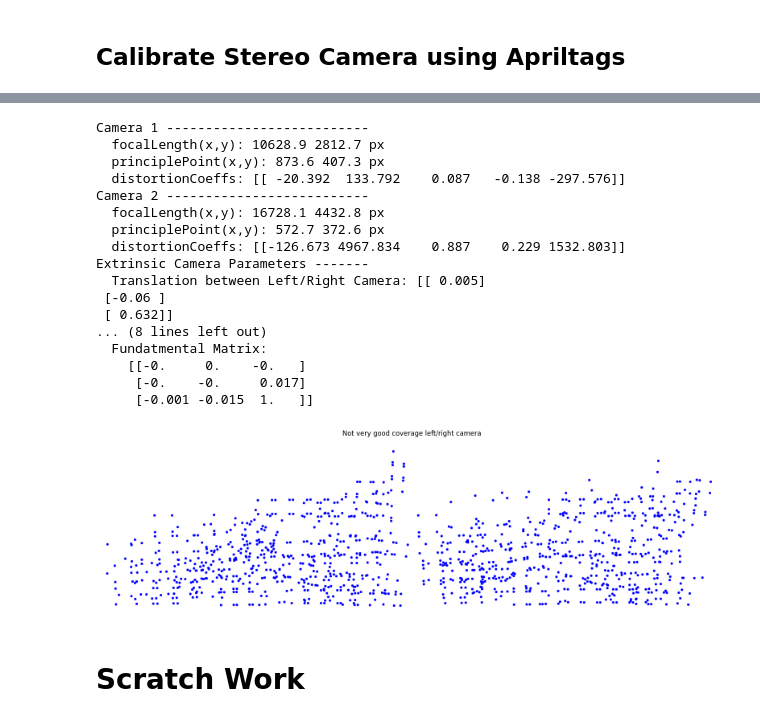
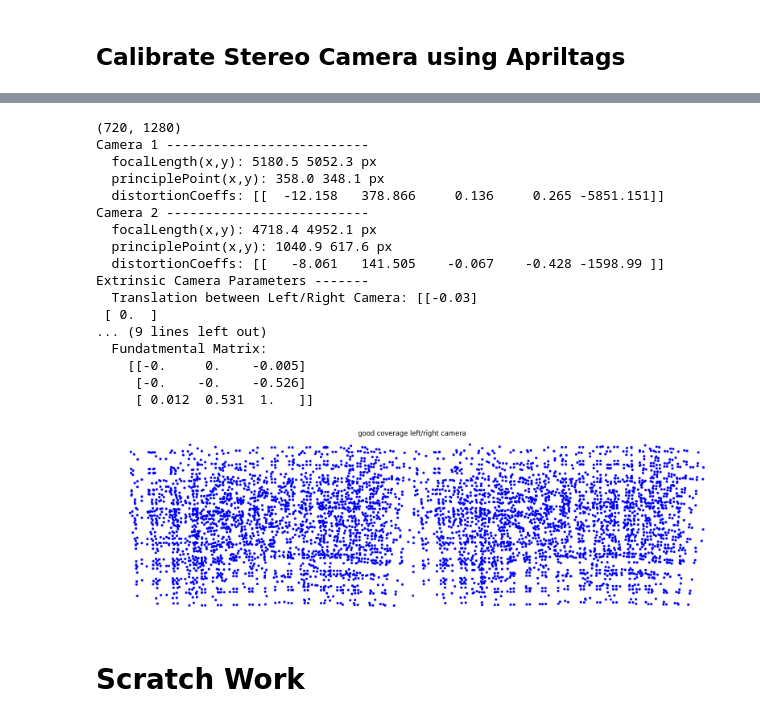
Before and after one commit to MomsFriendlyRobotCompany/opencv_camera, a Jupyter notebook: docs/jupyter/apriltag-stereo-calibration/calibration.ipynb, the cells around one changed output, grey strips where cells are left out. Cells and saved outputs as stored; diff of their text form; code cells hidden in the pictures.

```diff
--- a/docs/jupyter/apriltag-stereo-calibration/calibration.ipynb
+++ b/docs/jupyter/apriltag-stereo-calibration/calibration.ipynb
@@ -121,16 +124,16 @@ for im in imgs:
     l = im[:, :w//2]
     r = im[:, w//2:]
 
-    thres = 300
-    bl, val = isblurry(l, thres)
-    br, val = isblurry(r, thres)
-    if bl or br:
-        continue
+    # thres = 300
+    # bl, val = isblurry(l, thres)
+    # br, val = isblurry(r, thres)
+    # if bl or br:
+    #     continue
 
     imgsL.append(l)
     imgsR.append(r)
 
-print(f"left: {imgsL[0].shape} right: {imgsR[0].shape}")
-print(f"Found {len(imgsL)} good images out of {len(imgs)} images")
-plt.imshow(imgsR[0], cmap="gray")
-plt.axis("off");
+# print(f"left: {imgsL[0].shape} right: {imgsR[0].shape}")
+# print(f"Found {len(imgsL)} good images out of {len(imgs)} images")
+# plt.imshow(imgsR[0], cmap="gray")
+# plt.axis("off");
@@ -195,4 +194,5 @@ dict_keys([0, 1, 2, 3, 4, 5, 6, 7, 8, 9, 10, 11, 12, 13, 14, 15, 16, 17, 18, 19]
 # %%
+board = ApriltagTargetFinder(size=(4,5), scale=0.019, family=aruco.DICT_APRILTAG_36h10)
 # should find 573 markers in BOTH images
 cal = ApriltagStereoCalibration()
 ok, cameraModel = cal.calibrate(imgsL, imgsR, board)
@@ -224,41 +211,43 @@ sc = StereoCamera(
     cm["E"]
 )
 
+print(imgsL[0].shape)
+
 print(sc)
 # %% [output]
+(720, 1280)
 Camera 1 --------------------------
-  focalLength(x,y): 10628.9 2812.7 px
-  principlePoint(x,y): 873.6 407.3 px
-  distortionCoeffs: [[ -20.392  133.792    0.087   -0.138 -297.576]]
+  focalLength(x,y): 5180.5 5052.3 px
+  principlePoint(x,y): 358.0 348.1 px
+  distortionCoeffs: [[  -12.158   378.866     0.136     0.265 -5851.151]]
 Camera 2 --------------------------
-  focalLength(x,y): 16728.1 4432.8 px
-  principlePoint(x,y): 572.7 372.6 px
-  distortionCoeffs: [[-126.673 4967.834    0.887    0.229 1532.803]]
+  focalLength(x,y): 4718.4 4952.1 px
+  principlePoint(x,y): 1040.9 617.6 px
+  distortionCoeffs: [[   -8.061   141.505    -0.067    -0.428 -1598.99 ]]
 Extrinsic Camera Parameters -------
-  Translation between Left/Right Camera: [[ 0.005]
- [-0.06 ]
- [ 0.632]]
-... (8 lines left out)
+  Translation between Left/Right Camera: [[-0.03]
+ [ 0.  ]
+... (9 lines left out)
   Fundatmental Matrix:
-    [[-0.     0.    -0.   ]
-     [-0.    -0.     0.017]
-     [-0.001 -0.015  1.   ]]
+    [[-0.     0.    -0.005]
+     [-0.    -0.    -0.526]
+     [ 0.012  0.531  1.   ]]
 # %%
 # Looking at the mosaic at the top, looks like there was
 # good coverage, not sure what happened???
 
 # draw image points mapped across camera focal plane
 imgpoints_l = cameraModel["imgpointsL"]
 imgpoints_r = cameraModel["imgpointsR"]
 
 plt.figure(figsize=(20,10))
-plt.title("Not very good coverage left/right camera")
+plt.title("good coverage left/right camera")
 l = coverage(imgsL[0].shape[:2], np.vstack(imgpoints_l))
 r = coverage(imgsR[0].shape[:2], np.vstack(imgpoints_r))
 plt.imshow(np.hstack((l,r)));
 plt.axis("off");
 # %% [output]
-[figure, old version]
+[figure, new version]
 # %% [markdown]
 # Scratch Work
 # %%
```
Also changed, not shown: parts of 16 cells of this notebook, 5 other files.
